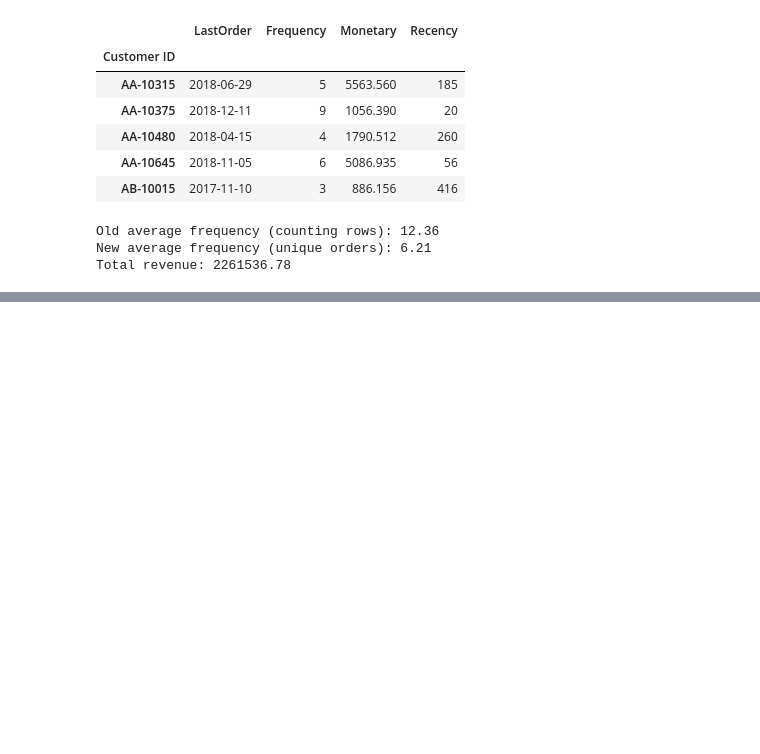
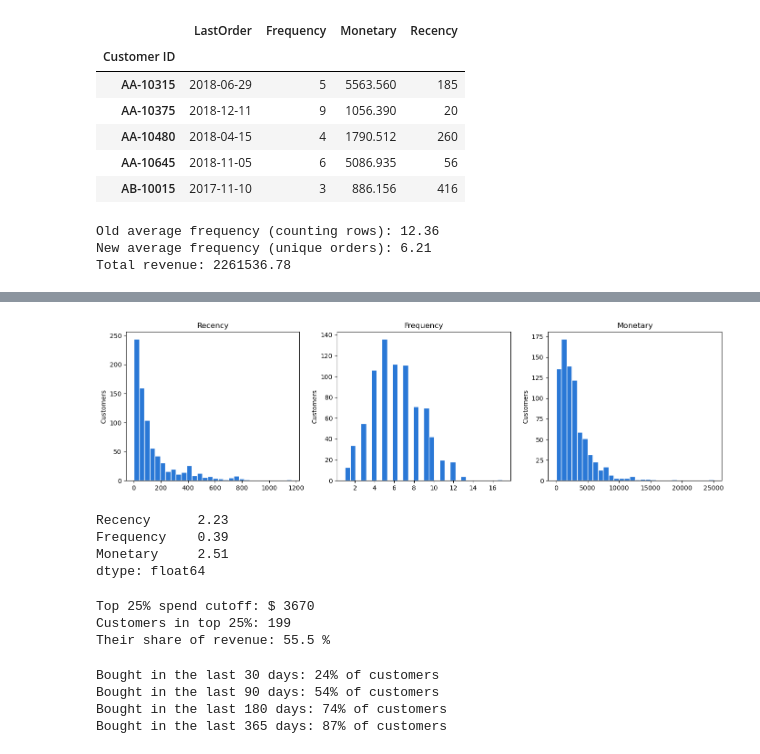
Before and after one commit to mwhan99/rfm-customer-segmentation, a Jupyter notebook: analysis.ipynb, the cells around one changed output, grey strips where cells are left out. Drawn from its saved outputs; the diff is of its cells as text; code cells hidden in the pictures; blank space fills up the shorter version.

```diff
--- a/analysis.ipynb
+++ b/analysis.ipynb
@@ -86,0 +99,42 @@ Total revenue: 2261536.78
+# %%
+import matplotlib.pyplot as plt
+
+fig, axes = plt.subplots(1, 3, figsize=(14, 4))
+
+for ax, col in zip(axes, ["Recency", "Frequency", "Monetary"]):
+    ax.hist(rfm[col], bins=30, color="#2a78d6", edgecolor="white")
+    ax.set_title(col)
+    ax.set_ylabel("Customers")
+
+plt.tight_layout()
+plt.show()
+# %% [output]
+[figure, added]
+# %%
+rfm[["Recency", "Frequency", "Monetary"]].skew().round(2)
+# %% [output]
+Recency      2.23
+Frequency    0.39
+Monetary     2.51
+dtype: float64
+# %%
+total = rfm["Monetary"].sum()
+cutoff = rfm["Monetary"].quantile(0.75)
+top = rfm[rfm["Monetary"] >= cutoff]
+
+print("Top 25% spend cutoff: $", round(cutoff))
+print("Customers in top 25%:", len(top))
+print("Their share of revenue:", round(top["Monetary"].sum() / total * 100, 1), "%")
+# %% [output]
+Top 25% spend cutoff: $ 3670
+Customers in top 25%: 199
+Their share of revenue: 55.5 %
+# %%
+for days in [30, 90, 180, 365]:
+    share = (rfm["Recency"] <= days).mean() * 100
+    print(f"Bought in the last {days} days: {share:.0f}% of customers")
+# %% [output]
+Bought in the last 30 days: 24% of customers
+Bought in the last 90 days: 54% of customers
+Bought in the last 180 days: 74% of customers
+Bought in the last 365 days: 87% of customers
```
Also changed, not shown: parts of 7 cells of this notebook.
